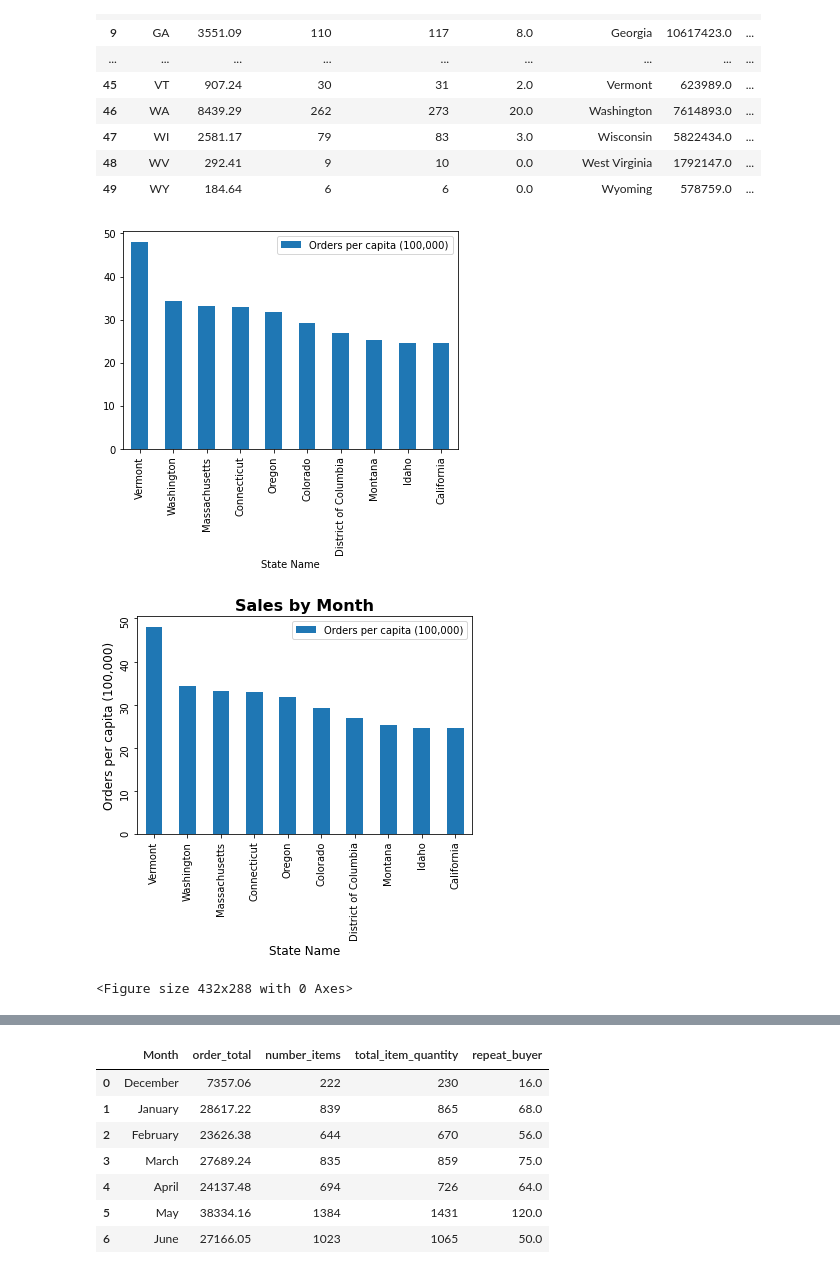
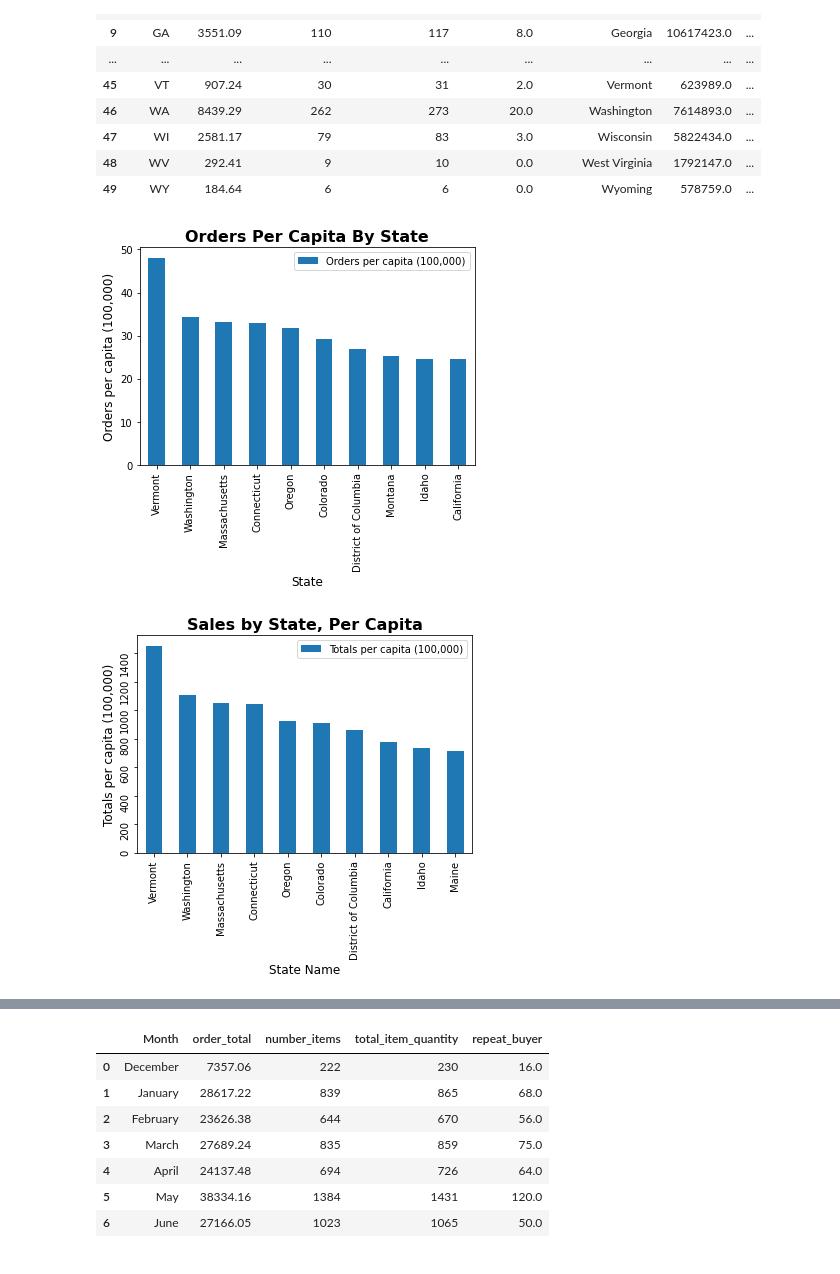
Before and after one commit to rstrong341/Bamboo_Advertising_Report, a Jupyter notebook: Orders_Viz.ipynb, the cells around one changed output, grey strips where cells are left out. Cells and saved outputs as stored; diff of their text form; code cells hidden in the pictures.

Commit message:
images

```diff
--- a/Orders_Viz.ipynb
+++ b/Orders_Viz.ipynb
@@ -48,21 +48,24 @@ state
 | 48 | WV | 292.41 | 9 | 10 | 0.0 | West Virginia | 1792147.0 | ... |
 | 49 | WY | 184.64 | 6 | 6 | 0.0 | Wyoming | 578759.0 | ... |
 # %%
-per_capita_df = state.sort_values(by='Orders per capita (100,000)', ascending=False).head(10)
+per_capita_df = state.sort_values(by='Totals per capita (100,000)', ascending=False).head(10)
 # %%
 ax = per_capita_df.plot.bar(x='State Name', y='Orders per capita (100,000)', rot=90)
+ax.set_xlabel("State", fontsize=12)
+ax.set_ylabel("Orders per capita (100,000)", fontsize=12)
+ax.set_title("Orders Per Capita By State", fontsize=16, fontweight="bold")
+plt.show()
 # %% [output]
-[figure, old version]
+[figure, new version]
 # %%
-bx = per_capita_df.plot.bar(x='State Name', y='Orders per capita (100,000)', rot=90)
+bx = per_capita_df.plot.bar(x='State Name', y='Totals per capita (100,000)', rot=90)
 bx.set_xlabel("State Name", fontsize=12)
-bx.set_ylabel("Orders per capita (100,000)",fontsize=12)
-bx.set_title("Sales by Month", fontsize=16, fontweight="bold")
+bx.set_ylabel("Totals per capita (100,000)",fontsize=12)
+bx.set_title("Sales by State, Per Capita", fontsize=16, fontweight="bold")
 plt.yticks(rotation=90)
 plt.show()
 # %% [output]
-[figure, old version]
+[figure, new version]
-<Figure size 432x288 with 0 Axes>
 # %%
 df
 # %% [output]
```
Also changed, not shown: parts of 3 cells of this notebook, 5 other files.
